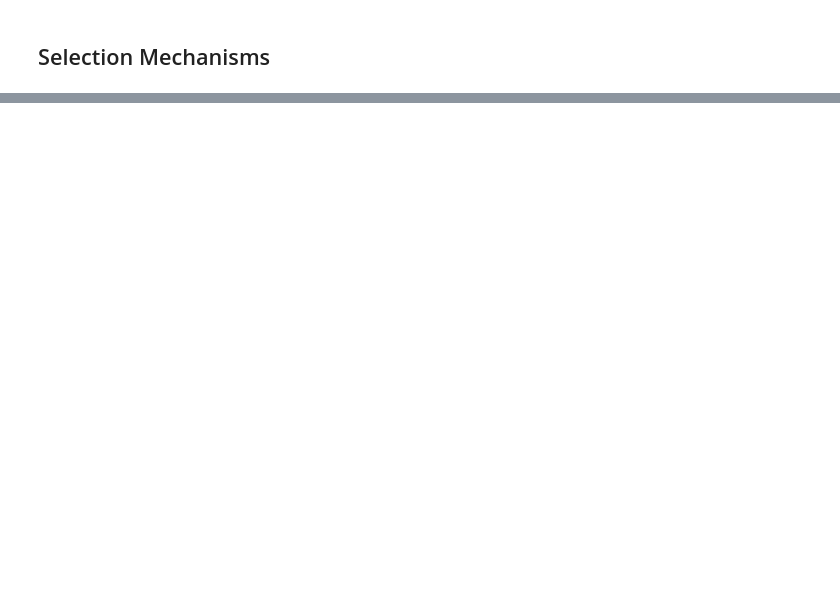
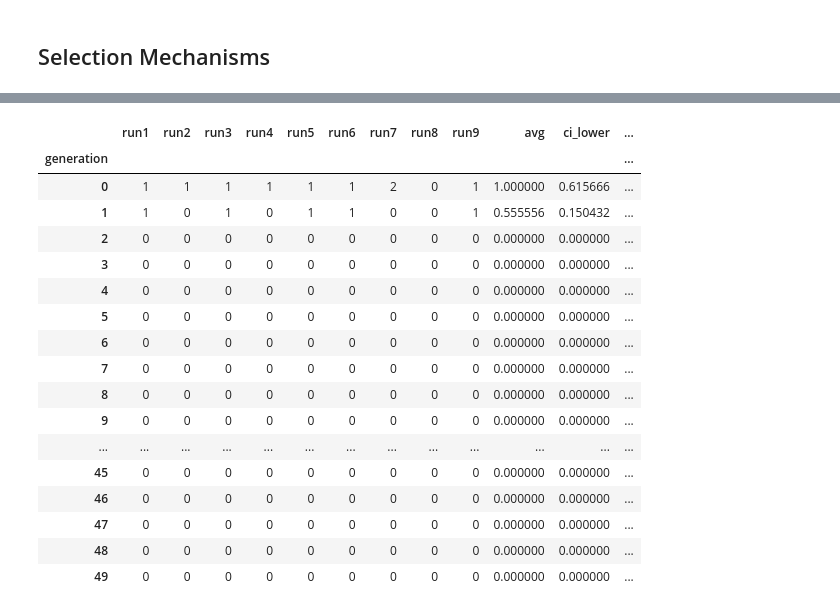
Before and after one commit to LeonardoDiCaterina/Gen_Alg1_RunningDinner, a Jupyter notebook: Notebooks/SelMechDemo.ipynb, the cells around one changed output, grey strips where cells are left out. Cells and saved outputs as stored; diff of their text form; code cells hidden in the pictures; blank space fills up the shorter version.

```diff
--- a/Notebooks/SelMechDemo.ipynb
+++ b/Notebooks/SelMechDemo.ipynb
@@ -491,0 +512,42 @@ def genetic_algorithm_runs_to_csv(
+# %%
+from scipy.stats import t
+
+def avg_ci_calculator(csv_path: str, confidence: float = 0.95) -> pd.DataFrame:
+    """
+    Reads a GA-results CSV,
+    computes row-wise mean & CI over "run" columns,
+    writes back (keeping 'generation' as the index column),
+    and returns a DataFrame indexed by generation.
+    """
+    # locate file
+    if not os.path.isfile(csv_path):
+        alt = os.path.abspath(os.path.join(os.getcwd(), os.pardir, "Results", csv_path))
+        if os.path.isfile(alt):
+            csv_path = alt
+        else:
+            raise FileNotFoundError(f"Could not find '{csv_path}' or '{alt}'")
+
+    # load, using the first column as the index
+    df = pd.read_csv(csv_path, index_col=0)
+
+    # data columns are all except the index
+    data = df.copy()  # all columns now are run1, run2, …
+    if data.shape[1] < 2:
+        raise ValueError("Need at least two run columns to compute CI.")
+
+    # compute statistics
+    n = data.shape[1]
+    mean = data.mean(axis=1)
+    sem  = data.std(axis=1, ddof=1) / np.sqrt(n)
+    t_crit = t.ppf((1 + confidence) / 2.0, df=n - 1)
+    half_width = t_crit * sem
+
+    # append results
+    df["avg"]      = mean
+    df["ci_lower"] = mean - half_width
+    df["ci_upper"] = mean + half_width
+
+    # write back
+    df.to_csv(csv_path)
+
+    return df
@@ -491,0 +589,21 @@ def genetic_algorithm_runs_to_csv(
+# %%
+avg_ci_calculator("binary_test.csv", confidence=0.95)
+# %% [output]
+|  | run1 | run2 | run3 | run4 | run5 | run6 | run7 | run8 | run9 | avg | ci_lower | ... |
+| generation |  |  |  |  |  |  |  |  |  |  |  | ... |
+| 0 | 1 | 1 | 1 | 1 | 1 | 1 | 2 | 0 | 1 | 1.000000 | 0.615666 | ... |
+| 1 | 1 | 0 | 1 | 0 | 1 | 1 | 0 | 0 | 1 | 0.555556 | 0.150432 | ... |
+| 2 | 0 | 0 | 0 | 0 | 0 | 0 | 0 | 0 | 0 | 0.000000 | 0.000000 | ... |
+| 3 | 0 | 0 | 0 | 0 | 0 | 0 | 0 | 0 | 0 | 0.000000 | 0.000000 | ... |
+| 4 | 0 | 0 | 0 | 0 | 0 | 0 | 0 | 0 | 0 | 0.000000 | 0.000000 | ... |
+| 5 | 0 | 0 | 0 | 0 | 0 | 0 | 0 | 0 | 0 | 0.000000 | 0.000000 | ... |
+| 6 | 0 | 0 | 0 | 0 | 0 | 0 | 0 | 0 | 0 | 0.000000 | 0.000000 | ... |
+| 7 | 0 | 0 | 0 | 0 | 0 | 0 | 0 | 0 | 0 | 0.000000 | 0.000000 | ... |
+| 8 | 0 | 0 | 0 | 0 | 0 | 0 | 0 | 0 | 0 | 0.000000 | 0.000000 | ... |
+| 9 | 0 | 0 | 0 | 0 | 0 | 0 | 0 | 0 | 0 | 0.000000 | 0.000000 | ... |
+| ... | ... | ... | ... | ... | ... | ... | ... | ... | ... | ... | ... | ... |
+| 45 | 0 | 0 | 0 | 0 | 0 | 0 | 0 | 0 | 0 | 0.000000 | 0.000000 | ... |
+| 46 | 0 | 0 | 0 | 0 | 0 | 0 | 0 | 0 | 0 | 0.000000 | 0.000000 | ... |
+| 47 | 0 | 0 | 0 | 0 | 0 | 0 | 0 | 0 | 0 | 0.000000 | 0.000000 | ... |
+| 48 | 0 | 0 | 0 | 0 | 0 | 0 | 0 | 0 | 0 | 0.000000 | 0.000000 | ... |
+| 49 | 0 | 0 | 0 | 0 | 0 | 0 | 0 | 0 | 0 | 0.000000 | 0.000000 | ... |
```
Also changed, not shown: parts of 33 cells of this notebook, 2 other files.
